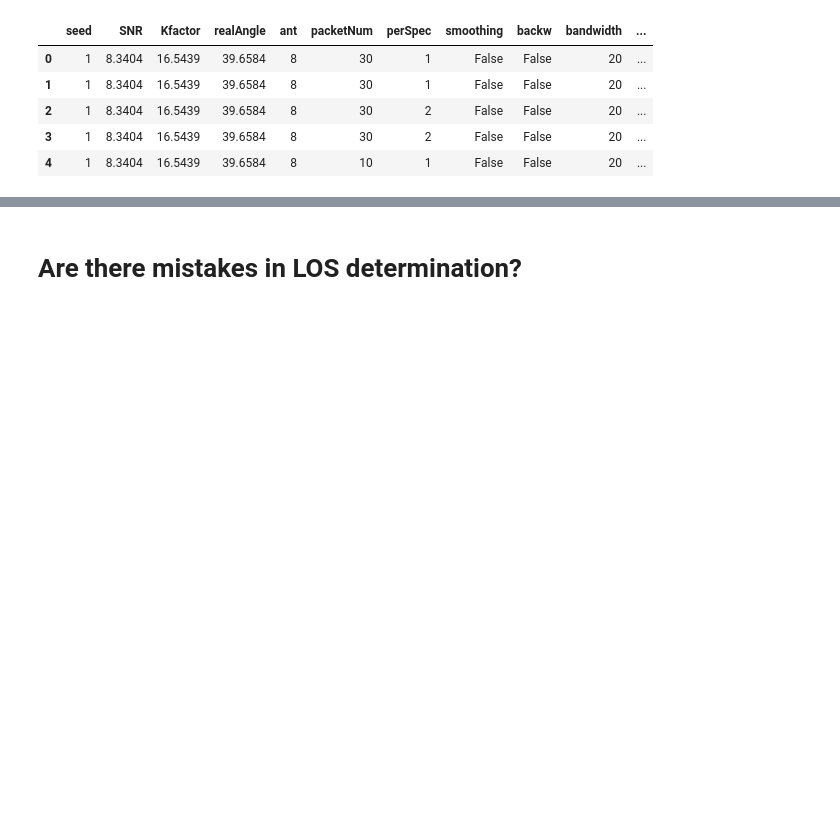
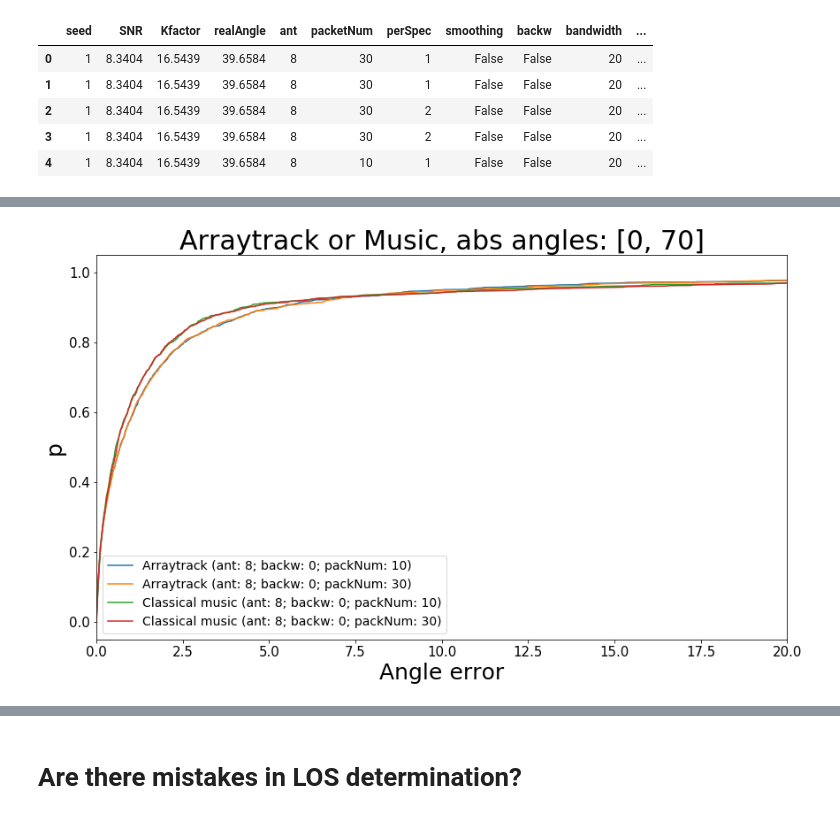
Before and after one commit to MolVlad/Angle-of-Arrival-Estimation-Simulation, a Jupyter notebook: results.ipynb, the cells around one changed output, grey strips where cells are left out. Drawn from its saved outputs; the diff is of its cells as text; code cells hidden in the pictures; blank space fills up the shorter version.

```diff
--- a/results.ipynb
+++ b/results.ipynb
@@ -75,0 +214,11 @@ spotfi.head()
+# %%
+p1 = param(alg="arraytrack", ant=8, backw=0, packNum=10, seed_lim=2000)
+p2 = param(alg="arraytrack", ant=8, backw=0, packNum=30, seed_lim=2000)
+p3 = param(alg="music", ant=8, backw=0, packNum=10, seed_lim=2000)
+p4 = param(alg="music", ant=8, backw=0, packNum=30, seed_lim=2000)
+
+p = [p1,p2,p3,p4]
+
+plotResults(p, [0, 70], "Arraytrack or Music, abs angles: [0, 70]", 20)
+# %% [output]
+[figure, added]
```
Also changed, not shown: parts of 124 cells of this notebook, 4 other files.
